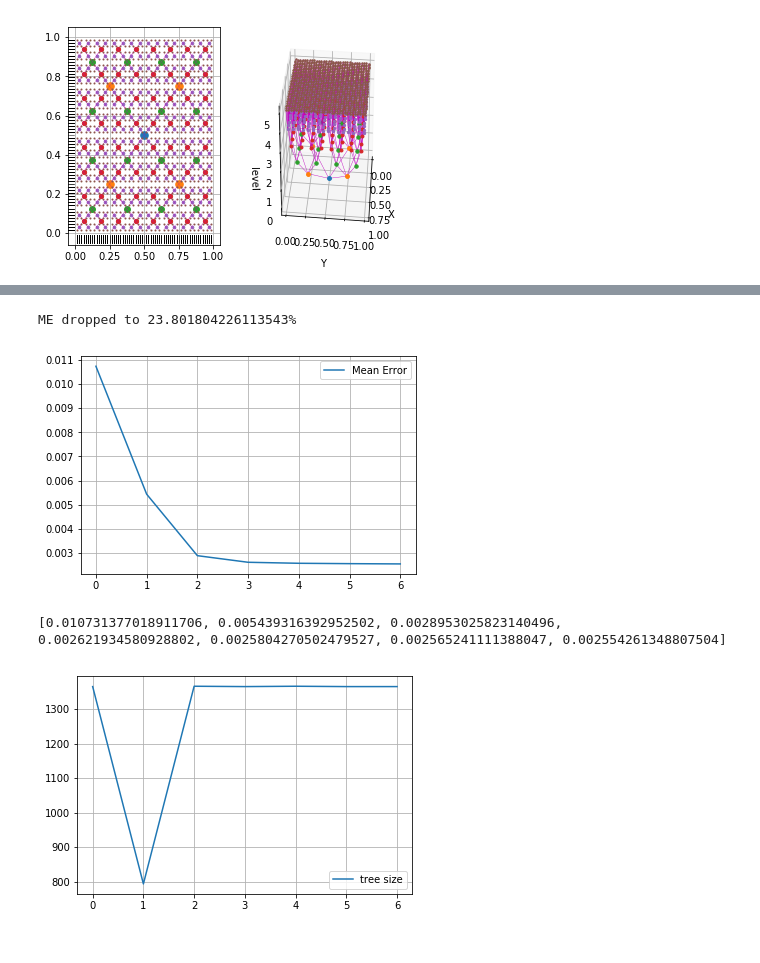
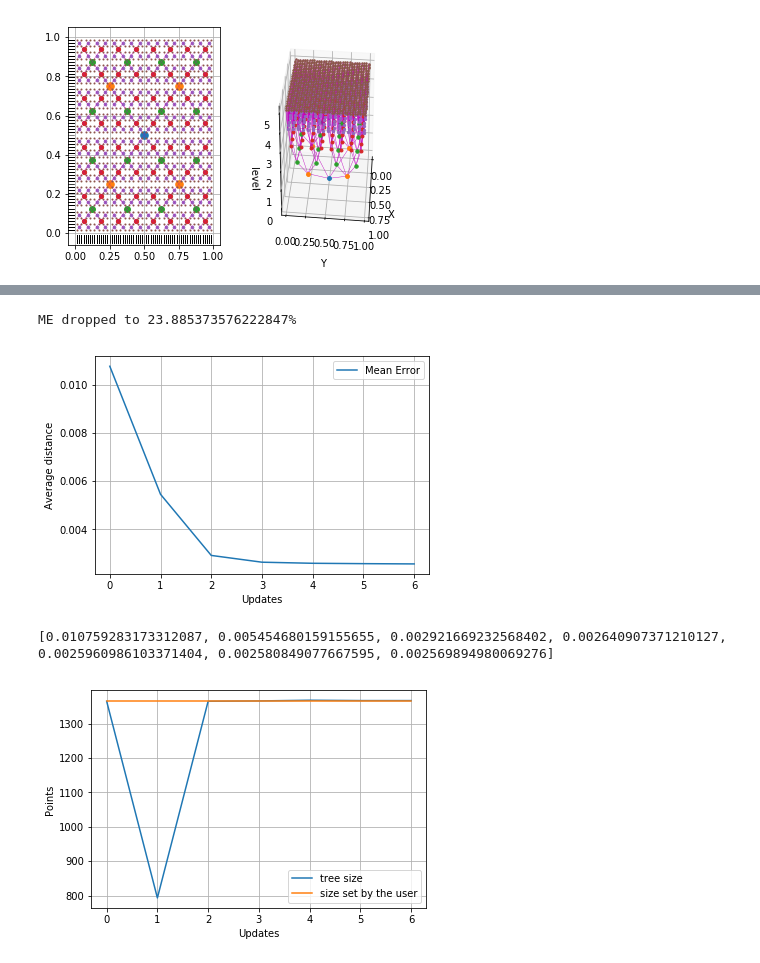
Before and after one commit to jimkon/adaptive-discretization, a Jupyter notebook: demos/adapting_procedure.ipynb, the cells around one changed output, grey strips where cells are left out. Drawn from its saved outputs; the diff is of its cells as text; code cells hidden in the pictures.

```diff
--- a/demos/adapting_procedure.ipynb
+++ b/demos/adapting_procedure.ipynb
@@ -107,19 +115,23 @@ tree.plot()
 # %%
 print('ME dropped to {}%'.format(100*np.min(ME)/np.max(ME)))
 plt.plot(ME, label='Mean Error')
+plt.xlabel('Updates')
+plt.ylabel('Average distance')
 plt.legend()
 plt.grid(True)
 plt.show()
 print(ME)
 # %% [output]
-ME dropped to 23.801804226113543%
+ME dropped to 23.885373576222847%
-[figure, old version]
+[figure, new version]
-[0.010731377018911706, 0.005439316392952502, 0.0028953025823140496, 0.002621934580928802, 0.0025804270502479527, 0.002565241111388047, 0.002554261348807504]
+[0.010759283173312087, 0.005454680159155655, 0.002921669232568402, 0.002640907371210127, 0.0025960986103371404, 0.002580849077667595, 0.002569894980069276]
 # %%
 plt.plot(size, label='tree size')
-plt.plot(np.ones(len(size))*tree_size, lab)
+plt.plot(np.ones(len(size))*tree_size, label='size set by the user')
+plt.xlabel('Updates')
+plt.ylabel('Points')
 plt.legend()
 plt.grid(True)
 plt.show()
 # %% [output]
-[figure, old version]
+[figure, new version]
```
Also changed, not shown: parts of 11 cells of this notebook.
